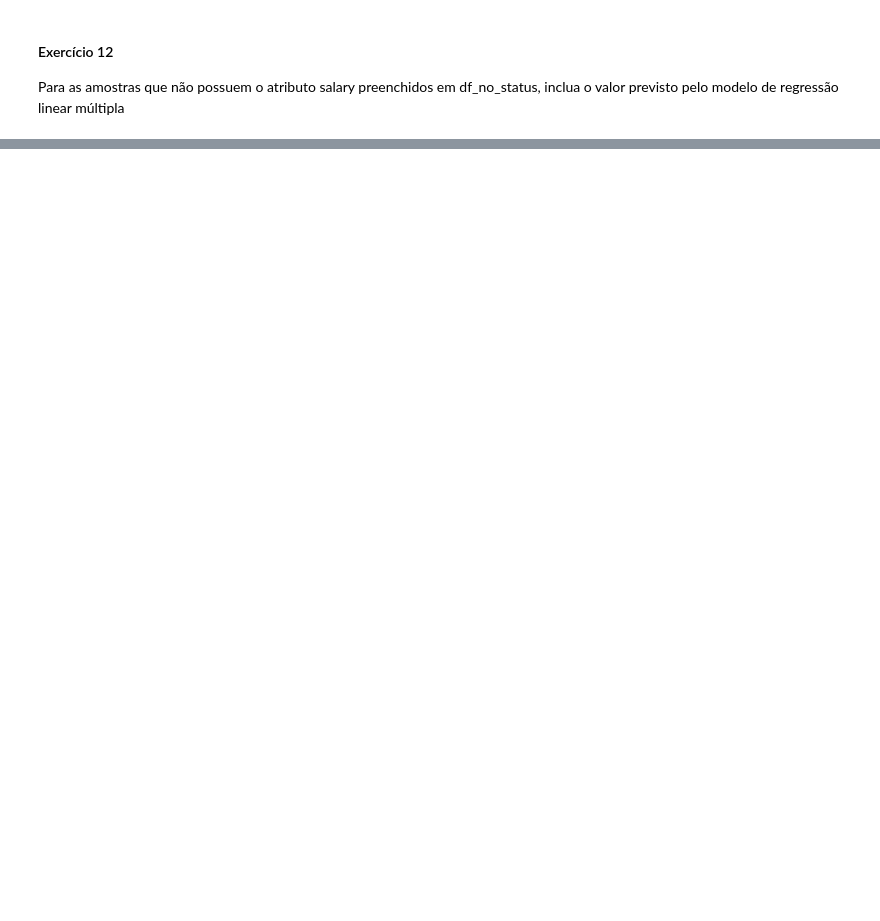
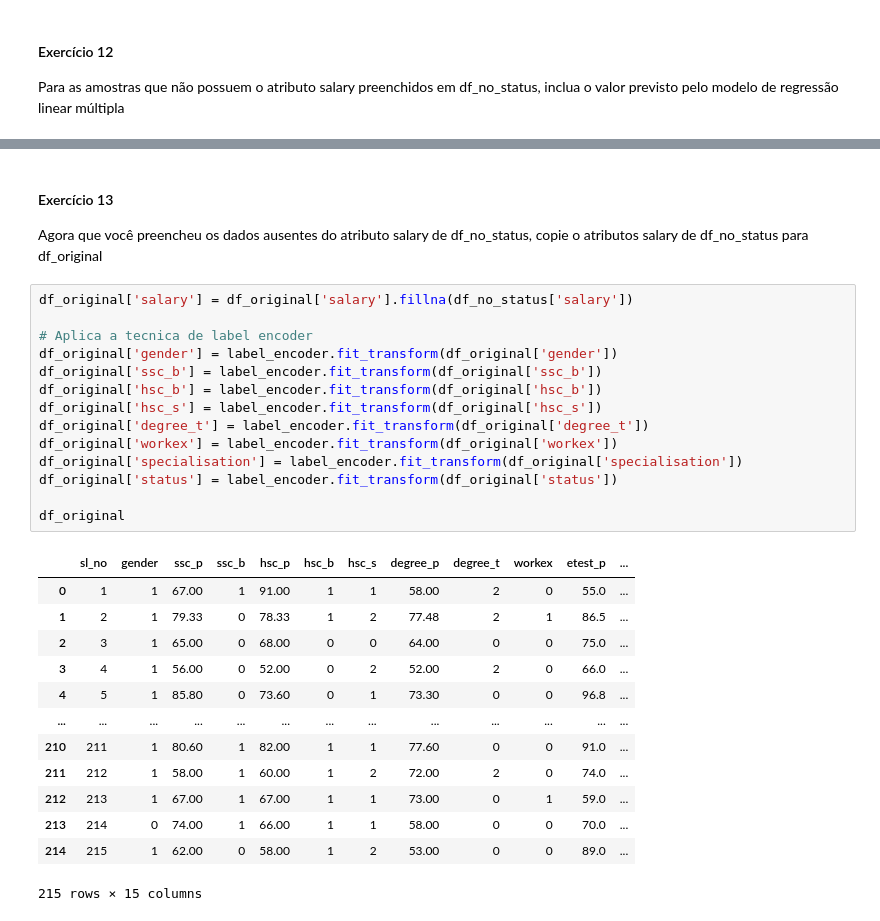
Before and after one commit to lucioew28/avaliacao_c2_a1_adac, a Jupyter notebook: main.ipynb, the cells around one changed output, grey strips where cells are left out. Saved outputs shown, nothing was run; the diff lists cells and outputs as text; blank space fills up the shorter version.

```diff
--- a/main.ipynb
+++ b/main.ipynb
@@ -510,0 +489,31 @@ print(predicted_salary)
+# %% [markdown]
+<h4>Exercício 13</h4>
+<p>Agora que você preencheu os dados ausentes do atributo salary de df_no_status, copie o atributos salary de df_no_status para df_original</p>
+# %%
+df_original['salary'] = df_original['salary'].fillna(df_no_status['salary'])
+
+# Aplica a tecnica de label encoder
+df_original['gender'] = label_encoder.fit_transform(df_original['gender'])
+df_original['ssc_b'] = label_encoder.fit_transform(df_original['ssc_b'])
+df_original['hsc_b'] = label_encoder.fit_transform(df_original['hsc_b'])
+df_original['hsc_s'] = label_encoder.fit_transform(df_original['hsc_s'])
+df_original['degree_t'] = label_encoder.fit_transform(df_original['degree_t'])
+df_original['workex'] = label_encoder.fit_transform(df_original['workex'])
+df_original['specialisation'] = label_encoder.fit_transform(df_original['specialisation'])
+df_original['status'] = label_encoder.fit_transform(df_original['status'])
+
+df_original
+# %% [output]
+|  | sl_no | gender | ssc_p | ssc_b | hsc_p | hsc_b | hsc_s | degree_p | degree_t | workex | etest_p | ... |
+| 0 | 1 | 1 | 67.00 | 1 | 91.00 | 1 | 1 | 58.00 | 2 | 0 | 55.0 | ... |
+| 1 | 2 | 1 | 79.33 | 0 | 78.33 | 1 | 2 | 77.48 | 2 | 1 | 86.5 | ... |
+| 2 | 3 | 1 | 65.00 | 0 | 68.00 | 0 | 0 | 64.00 | 0 | 0 | 75.0 | ... |
+| 3 | 4 | 1 | 56.00 | 0 | 52.00 | 0 | 2 | 52.00 | 2 | 0 | 66.0 | ... |
+| 4 | 5 | 1 | 85.80 | 0 | 73.60 | 0 | 1 | 73.30 | 0 | 0 | 96.8 | ... |
+| ... | ... | ... | ... | ... | ... | ... | ... | ... | ... | ... | ... | ... |
+| 210 | 211 | 1 | 80.60 | 1 | 82.00 | 1 | 1 | 77.60 | 0 | 0 | 91.0 | ... |
+| 211 | 212 | 1 | 58.00 | 1 | 60.00 | 1 | 2 | 72.00 | 2 | 0 | 74.0 | ... |
+| 212 | 213 | 1 | 67.00 | 1 | 67.00 | 1 | 1 | 73.00 | 0 | 1 | 59.0 | ... |
+| 213 | 214 | 0 | 74.00 | 1 | 66.00 | 1 | 1 | 58.00 | 0 | 0 | 70.0 | ... |
+| 214 | 215 | 1 | 62.00 | 0 | 58.00 | 1 | 2 | 53.00 | 0 | 0 | 89.0 | ... |
+215 rows × 15 columns
```
Also changed, not shown: parts of 35 cells of this notebook.
